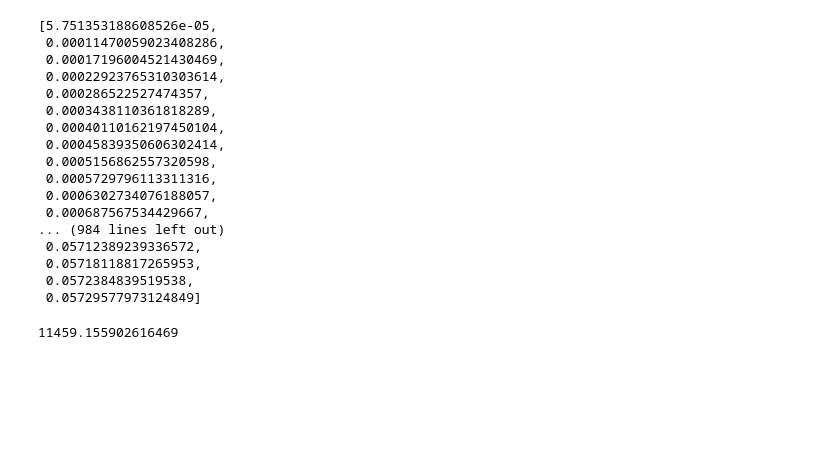
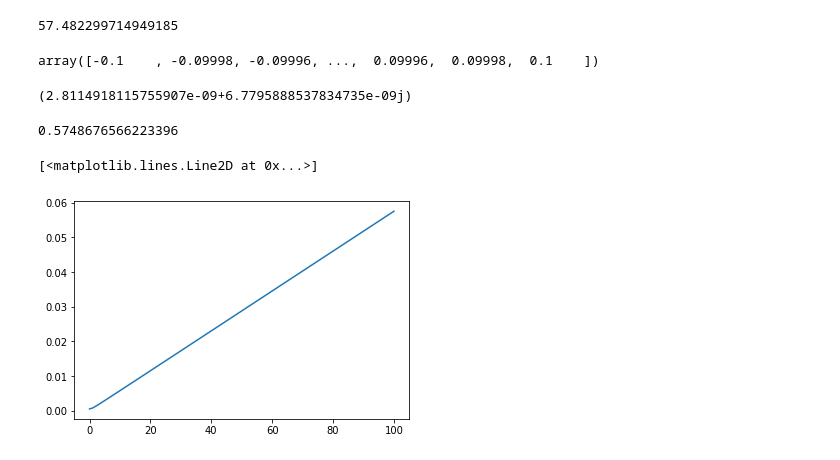
Before and after one commit to bb-shota/Laser_Propagation, a Jupyter notebook: main.ipynb, the cells around one changed output. Cells and saved outputs as stored; diff of their text form; code cells hidden in the pictures; blank space fills up the shorter version.

```diff
--- a/main.ipynb
+++ b/main.ipynb
@@ -28,24 +59,21 @@ for i in range(len(z)):
+# %%
+max(np.abs(U_r/U_r[0])**2)*1/e**2
+# %% [output]
+57.482299714949185
+# %%
+r
+# %% [output]
+array([-0.1    , -0.09998, -0.09996, ...,  0.09996,  0.09998,  0.1    ])
+# %%
+U_r[0]
+# %% [output]
+(2.8114918115755907e-09+6.7795888537834735e-09j)
 # %%
-Omega
+Omega[99]
 # %% [output]
-[5.751353188608526e-05,
- 0.00011470059023408286,
- 0.00017196004521430469,
- 0.00022923765310303614,
- 0.000286522527474357,
- 0.0003438110361818289,
- 0.00040110162197450104,
- 0.00045839350606302414,
- 0.0005156862557320598,
- 0.0005729796113311316,
- 0.0006302734076188057,
- 0.000687567534429667,
-... (984 lines left out)
- 0.05712389239336572,
- 0.05718118817265953,
- 0.0572384839519538,
- 0.05729577973124849]
+0.5748676566223396
-# %%
-(Lambda)/(pi*Omega_0**2)
-# %% [output]
-11459.155902616469
+# %%
+plt.plot(z,Omega)
+# %% [output]
+[<matplotlib.lines.Line2D at 0x...>]
+[figure, added]
```
Also changed, not shown: parts of 5 cells of this notebook.
